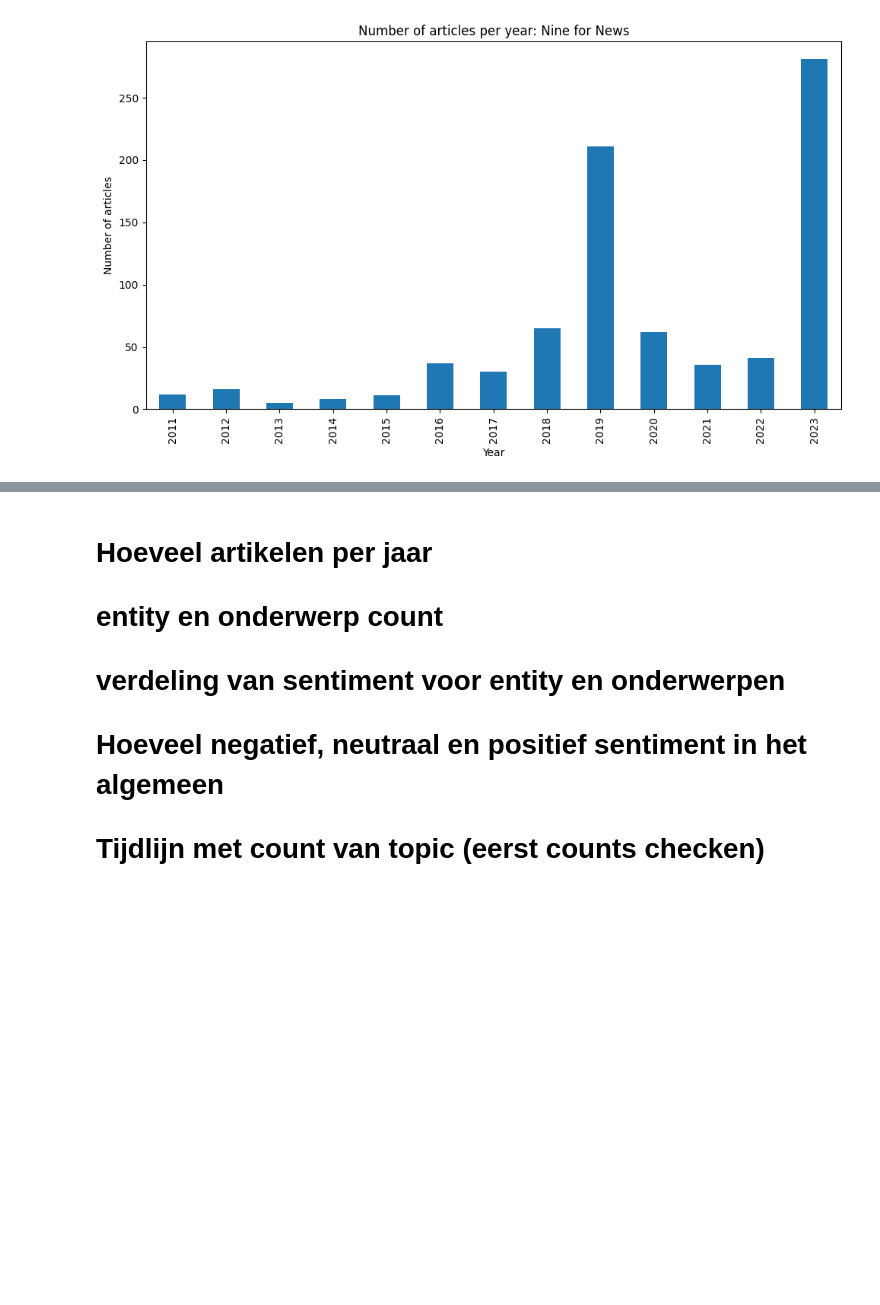
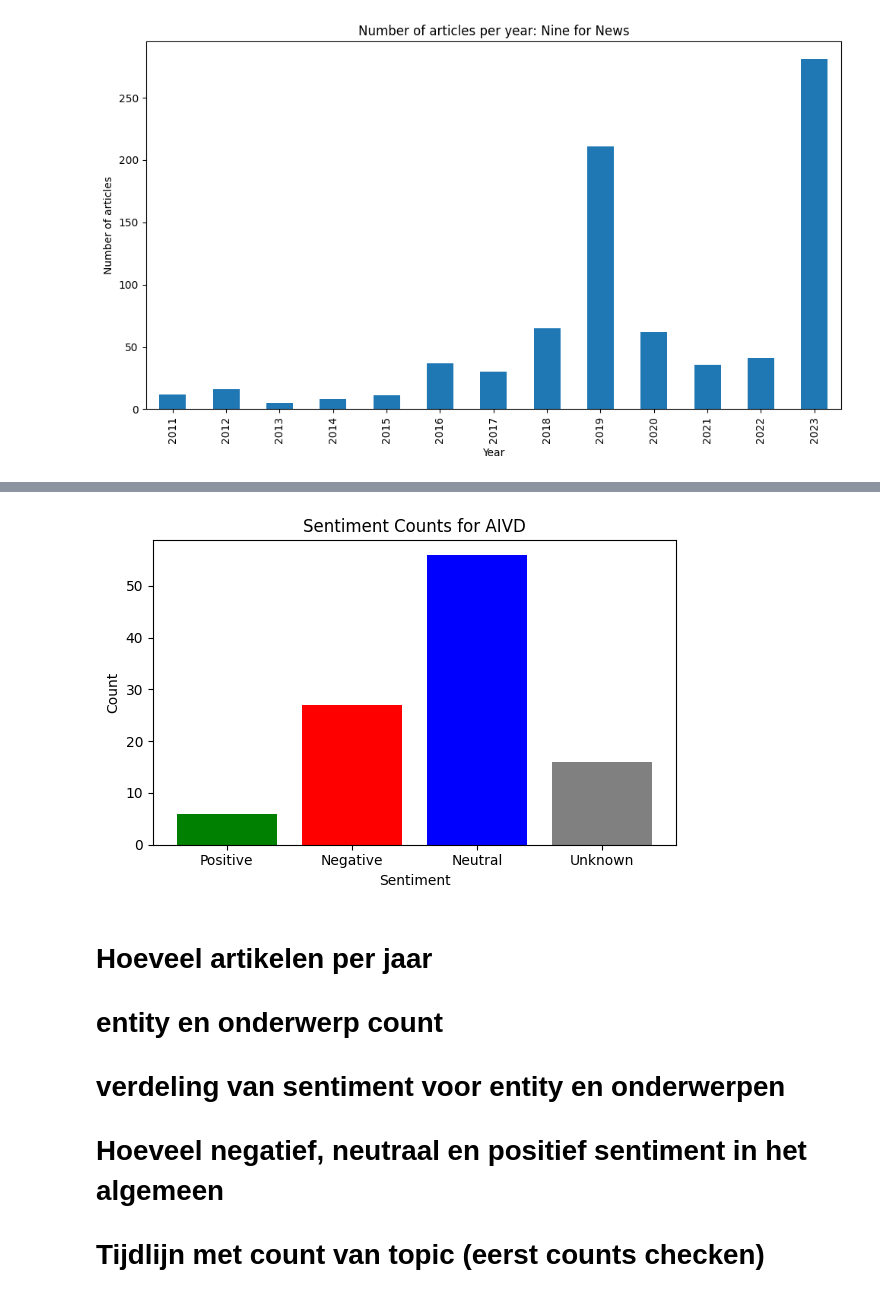
Before and after one commit to CeesMaessen/WappieCrawler, a Jupyter notebook: df_inspection.ipynb, the cells around one changed output, grey strips where cells are left out. Drawn from its saved outputs; the diff is of its cells as text; code cells hidden in the pictures; blank space fills up the shorter version.

```diff
--- a/df_inspection.ipynb
+++ b/df_inspection.ipynb
@@ -390,3 +418,68 @@ plot_articles_per_year(df, 'Nine for News')
+# %%
+def plot_sentiment_for(df, target, entity=False, subject=False):
+    '''
+    Gives a bar plot for the sentiment
+
+    :param df: the dataframe containing column 'GPT output'
+    :param target: The entity/subject to plot
+    :param entity: Bool which tells the func to look in the entity dict
+    :param subject: Bool which tells the func to look in the dict list
+    :return:
+    '''
+    positive = 0
+    negative = 0
+    neutral = 0
+    unknown = 0
+
+    if entity:
+        for index, _ in enumerate(df['GPT output']):
+            for entity, sentiment in df['GPT output'][index].get('entiteiten').items():
+                if entity == target:
+                    if sentiment == 'positief':
+                        positive += 1
+                    elif sentiment == 'negatief':
+                        negative += 1
+                    elif sentiment == 'neutraal':
+                        neutral += 1
+                    elif sentiment == 'onbekend':
+                        unknown += 1
+                    else:
+                        continue
+
+    if subject:
+        for index, _ in enumerate(df['GPT output']):
+            for subject, sentiment in df['GPT output'][index].get('onderwerpen').items():
+                if subject == target:
+                    if sentiment == 'positief':
+                        positive += 1
+                    elif sentiment == 'negatief':
+                        negative += 1
+                    elif sentiment == 'neutraal':
+                        neutral += 1
+                    elif sentiment == 'onbekend':
+                        unknown += 1
+                    else:
+                        continue
+
+    if subject is False and entity is False:
+        print('Please provide whether the search target is in the entity dict or the subject dict')
+
+    sentiments = ['Positive', 'Negative', 'Neutral', 'Unknown']
+    counts = [positive, negative, neutral, unknown]
+
+    plt.figure(figsize=(6, 4))
+    plt.bar(sentiments, counts, color=['green', 'red', 'blue', 'grey'])
+    plt.xlabel('Sentiment')
+    plt.ylabel('Count')
+    plt.title(f'Sentiment Counts for {target}')
+    plt.tight_layout()
+
+    # Display the plot
+    plt.show()
+
+plot_sentiment_for(df, 'AIVD', entity=True)
+# %% [output]
+[figure, added]
 # %% [markdown]
 # Hoeveel artikelen per jaar
 # entity en onderwerp count
```
Also changed, not shown: parts of 2 cells of this notebook.
